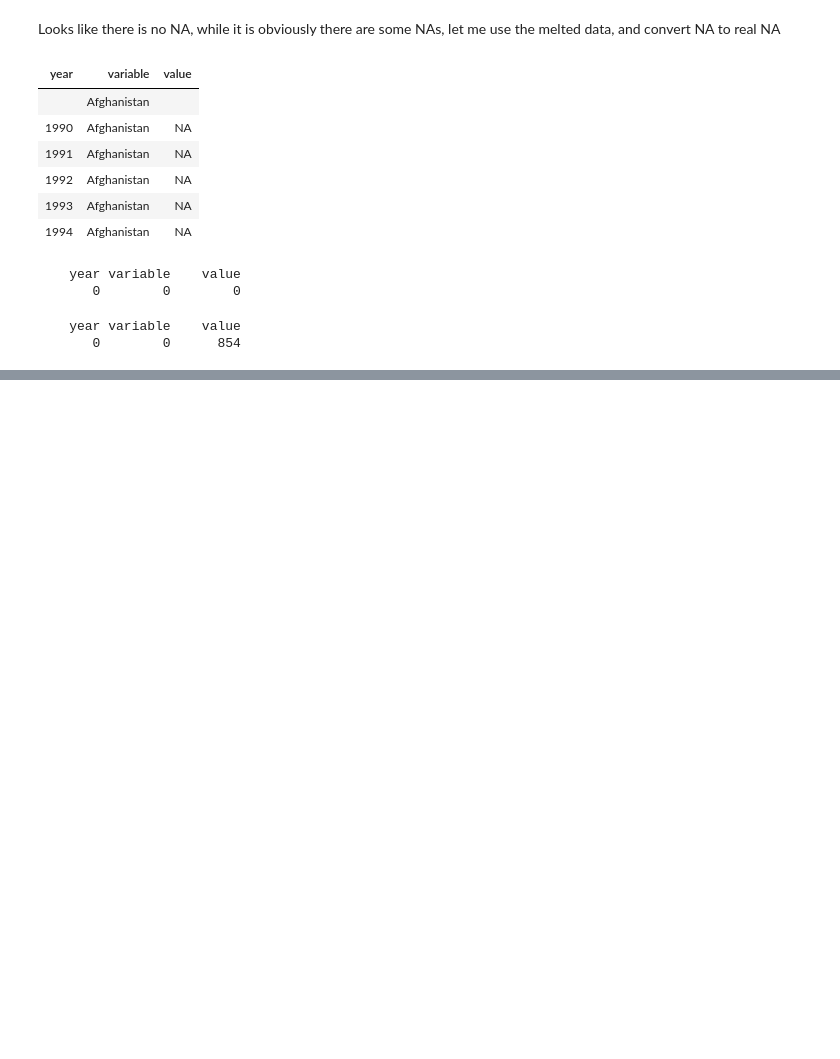
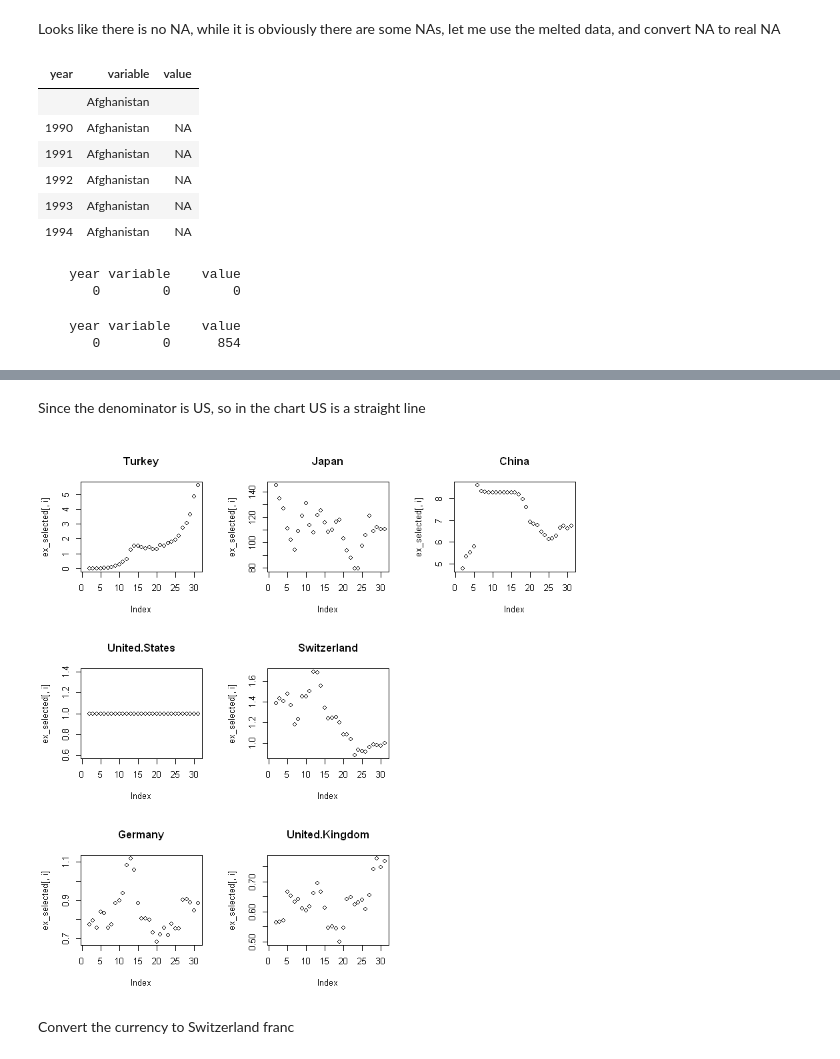
Before and after one commit to MediciHouse07/research_articles, a Jupyter notebook: Kaggle exchange rate analysis.ipynb, the cells around one changed output, grey strips where cells are left out. Saved outputs shown, nothing was run; the diff lists cells and outputs as text; code cells hidden in the pictures; blank space fills up the shorter version.

```diff
--- a/Kaggle exchange rate analysis.ipynb
+++ b/Kaggle exchange rate analysis.ipynb
@@ -132,0 +160,7 @@ It seems I "successfully" got lots of NAs now... Let me fix it tomorrow
+# %%
+# md <- melt(mydata, id=c("ID", "Time"))
+# dcast(md, ID+Time~variable)
+# ex_rate_melt <- melt(ex_rate,id=c("year"))
+
+ex_rate_melt_trnsp <- dcast(ex_rate_melt_NA, year~variable)
+head(ex_rate_melt_trnsp)
@@ -132,0 +197,3 @@ It seems I "successfully" got lots of NAs now... Let me fix it tomorrow
+# %%
+ex_rate_fillNA <-na.locf(ex_rate_melt_trnsp)
+tail(ex_rate_fillNA)
@@ -132,0 +220,5 @@ It seems I "successfully" got lots of NAs now... Let me fix it tomorrow
+# %%
+countires <- c('year','Turkey','United.States','Germany','Japan','Switzerland','United.Kingdom','China')
+# %%
+ex_selected<-ex_rate_fillNA[,countires]
+head(ex_selected)
@@ -132,0 +249,12 @@ It seems I "successfully" got lots of NAs now... Let me fix it tomorrow
+# %% [markdown]
+Since the denominator is US, so in the chart US is a straight line
+# %%
+par(mfcol=c(3,3))
+for (i in c(2:ncol(ex_selected))){
+  plot(ex_selected[,i],
+  main=dimnames(ex_selected)[[2]][i])
+}
+# %% [output]
+[figure, added]
+# %% [markdown]
+Convert the currency to Switzerland franc
```
Also changed, not shown: parts of 35 cells of this notebook.
